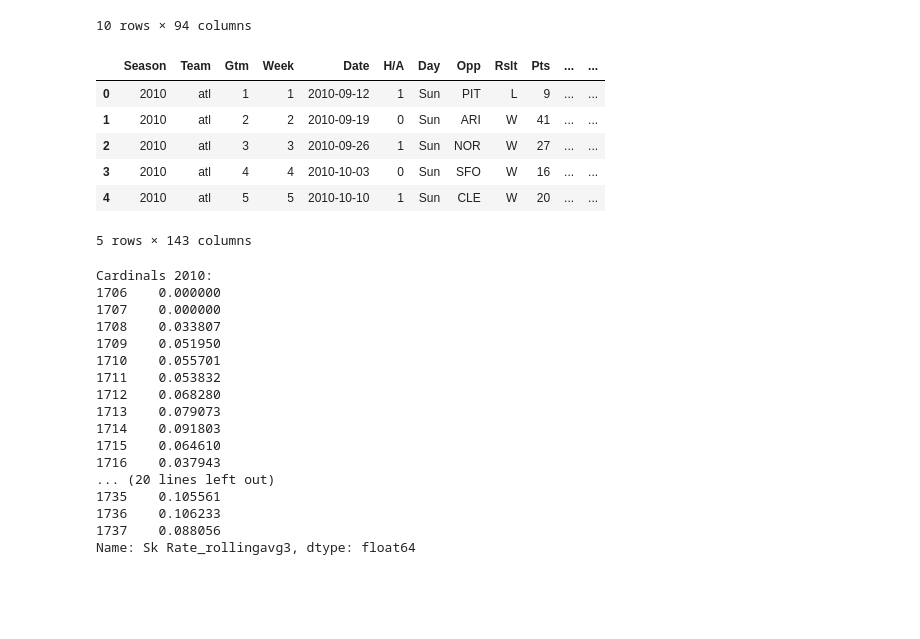
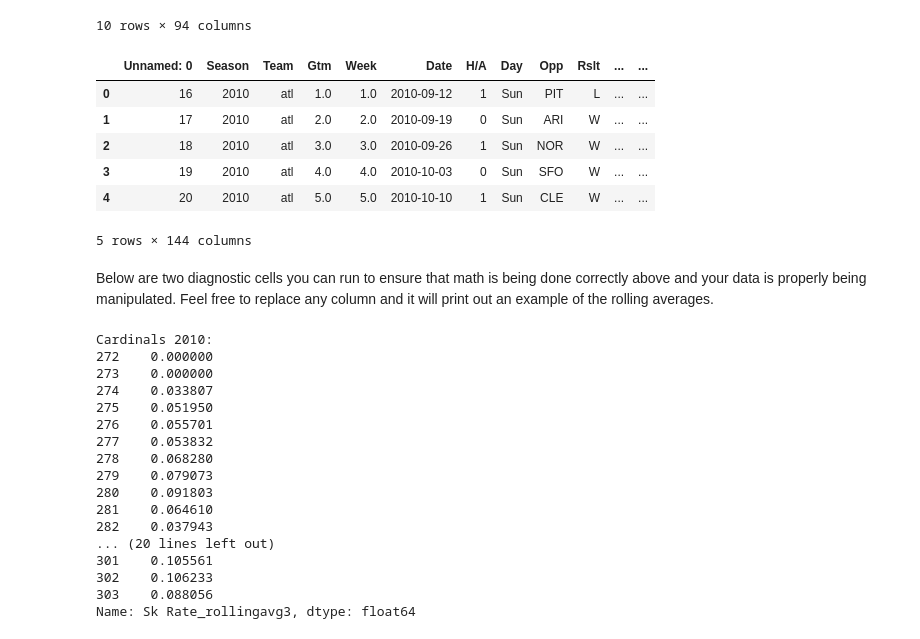
Before and after one commit to natelove02/NFL-Model, a Jupyter notebook: data_engineering.ipynb, the cells around one changed output. Drawn from its saved outputs; the diff is of its cells as text; code cells hidden in the pictures; blank space fills up the shorter version.

```diff
--- a/data_engineering.ipynb
+++ b/data_engineering.ipynb
@@ -376,6 +378,6 @@ combined_odds_stats_df.head(10)
 # %%
 #import pandas as pd
-feature_df= pd.read_csv('/content/drive/MyDrive/Football Data/final_fixed_final_nfl_data.csv')
+feature_df= pd.read_csv('combined_nfl_stats.csv')
 feature_df['Total TDs'] = feature_df['P_TD'] + feature_df['R_TD']
 feature_df['Points Per Drive'] = feature_df['Pts'] / (feature_df['Pnt'] + feature_df['Total TDs'] + feature_df['FGA'] + feature_df['TO'])
 feature_df.head()
@@ -423,40 +425,42 @@ def convert_time_to_minutes(time_str):
         print(f"Error converting {time_str}: {e}")
         return None
 feature_df['ToP_Minutes'] = feature_df['ToP'].apply(convert_time_to_minutes)
 feature_df['ToP_Minutes'] = feature_df['ToP_Minutes'].fillna(0)
 feature_df['Opp_ToP_Minutes'] = feature_df['Opp_ToP'].apply(convert_time_to_minutes)
 feature_df['Opp_ToP_Minutes'] = feature_df['Opp_ToP_Minutes'].fillna(0)
 feature_df['Pts Per Min of Poss'] = feature_df['Pts'] / feature_df['ToP_Minutes']
 feature_df['Yds per Min of Poss'] = feature_df['Tot'] / feature_df['ToP_Minutes']
 feature_df['ToP Ratio'] = feature_df['ToP_Minutes'] / (feature_df['ToP_Minutes'] + feature_df['Opp_ToP_Minutes'])
 feature_df['Def Pts Allowed Per Min of Poss'] = feature_df['PtsO'] / feature_df['Opp_ToP_Minutes']
 feature_df['Def Yds Allowed Per Min of Poss'] = feature_df['Opp_Tot'] / feature_df['Opp_ToP_Minutes']
 feature_df.head(10)
 #feature_df.to_csv('feature_nfl_data.csv', index=False)
 feature_df['Date'] = pd.to_datetime(feature_df['Date'])
 #feature_df['Season'] = feature_df['Date'].apply(lambda x: x.year - 1 if x.month < 7 else x.year)
 feature_df.head(20)
 feature_df = feature_df.sort_values(['Team', 'Season', 'Week']).reset_index(drop=True)
 def rolling_average(data, columns, window_size):
     for col in columns:
         data[f'{col}_rollingavg{window_size}'] = data.groupby(['Team','Season'])[col].transform(lambda x: x.shift(1).rolling(window=window_size, min_periods=2).mean())
 
     return data
 
 rolling_columns = ['Pts', 'PtsO', 'Tot', 'Opp_Tot', 'Points Per Drive', 'Yds Per Drive', 'Pts per Play', 'Y/P', 'Opp_Y/P', 'TO','Opp_TO', 'ToP_Minutes', 'Opp_ToP_Minutes'
                   , 'Turnover Diff', 'Turnover Percentage', 'Defensive TO Percentage', 'ToP_Minutes','Pts Per Min of Poss', 'Yds per Min of Poss', 'ToP Ratio', 'Def Pts Allowed Per Min of Poss', 'Def Yds Allowed Per Min of Poss',
                    '3DConv', '4DConv', '3D Success', '4D Success', '3d Stop Rate', '4d Stop Rate', 'Sk Rate' , 'Def Yds Allowed Per Min of Poss', 'Def Pts Allowed Per Min of Poss']
 feature_df = rolling_average(feature_df, rolling_columns, 3)
 feature_df = feature_df.fillna(0)
 feature_df.head()
 # %% [output]
-|  | Season | Team | Gtm | Week | Date | H/A | Day | Opp | Rslt | Pts | ... | ... |
-| 0 | 2010 | atl | 1 | 1 | 2010-09-12 | 1 | Sun | PIT | L | 9 | ... | ... |
-| 1 | 2010 | atl | 2 | 2 | 2010-09-19 | 0 | Sun | ARI | W | 41 | ... | ... |
-| 2 | 2010 | atl | 3 | 3 | 2010-09-26 | 1 | Sun | NOR | W | 27 | ... | ... |
-| 3 | 2010 | atl | 4 | 4 | 2010-10-03 | 0 | Sun | SFO | W | 16 | ... | ... |
-| 4 | 2010 | atl | 5 | 5 | 2010-10-10 | 1 | Sun | CLE | W | 20 | ... | ... |
+|  | Unnamed: 0 | Season | Team | Gtm | Week | Date | H/A | Day | Opp | Rslt | ... | ... |
+| 0 | 16 | 2010 | atl | 1.0 | 1.0 | 2010-09-12 | 1 | Sun | PIT | L | ... | ... |
+| 1 | 17 | 2010 | atl | 2.0 | 2.0 | 2010-09-19 | 0 | Sun | ARI | W | ... | ... |
+| 2 | 18 | 2010 | atl | 3.0 | 3.0 | 2010-09-26 | 1 | Sun | NOR | W | ... | ... |
+| 3 | 19 | 2010 | atl | 4.0 | 4.0 | 2010-10-03 | 0 | Sun | SFO | W | ... | ... |
+| 4 | 20 | 2010 | atl | 5.0 | 5.0 | 2010-10-10 | 1 | Sun | CLE | W | ... | ... |
-5 rows × 143 columns
+5 rows × 144 columns
+# %% [markdown]
+Below are two diagnostic cells you can run to ensure that math is being done correctly above and your data is properly being manipulated. Feel free to replace any column and it will print out an example of the rolling averages.
 # %%
 crd_2010 = feature_df[(feature_df['Team'] == 'crd') & (feature_df['Season'] == 2010)]
 crd_2011 = feature_df[(feature_df['Team'] == 'crd') & (feature_df['Season'] == 2011)]
@@ -466,19 +470,19 @@ print("Cardinals 2011: ")
 print(crd_2011['Sk Rate_rollingavg3'])
 # %% [output]
 Cardinals 2010:
-1706    0.000000
-1707    0.000000
-1708    0.033807
-1709    0.051950
-1710    0.055701
-1711    0.053832
-1712    0.068280
-1713    0.079073
-1714    0.091803
-1715    0.064610
-1716    0.037943
+272    0.000000
+273    0.000000
+274    0.033807
+275    0.051950
+276    0.055701
+277    0.053832
+278    0.068280
+279    0.079073
+280    0.091803
+281    0.064610
+282    0.037943
 ... (20 lines left out)
-1735    0.105561
-1736    0.106233
-1737    0.088056
+301    0.105561
+302    0.106233
+303    0.088056
 Name: Sk Rate_rollingavg3, dtype: float64
```
Also changed, not shown: parts of 12 cells of this notebook, 2 other files.
